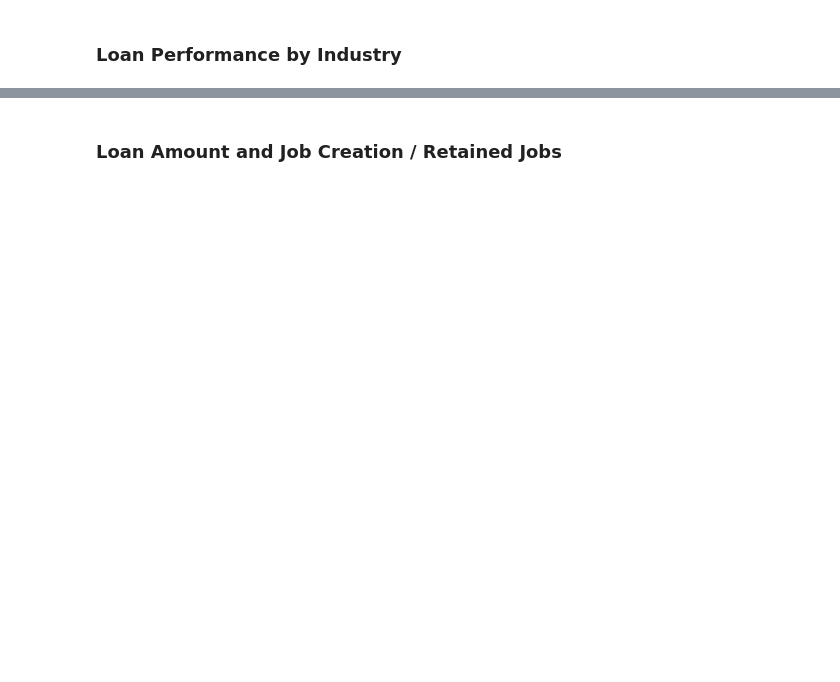
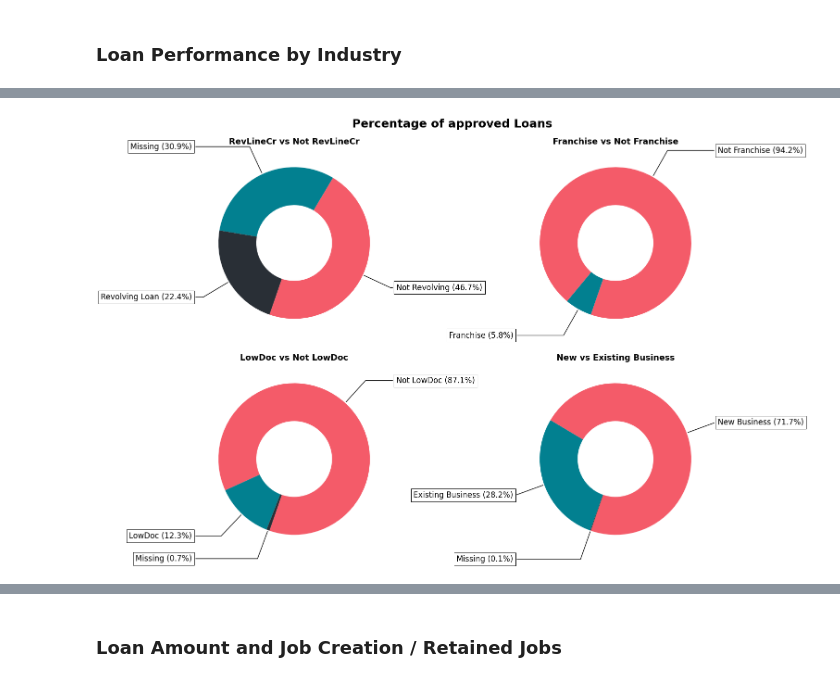
Before and after one commit to MichAdebayo/brief-loan-prediction, a Jupyter notebook: data_analysis.ipynb, the cells around one changed output, grey strips where cells are left out. Cells and saved outputs as stored; diff of their text form; code cells hidden in the pictures; blank space fills up the shorter version.

```diff
--- a/data_analysis.ipynb
+++ b/data_analysis.ipynb
@@ -278,0 +309,67 @@ Index(['LoanNr_ChkDgt', 'Name', 'City', 'State', 'Zip', 'Bank', 'BankState',
+# %%
+lowdoc_pie = wdf['LowDoc_Encoded'].map({1 : "LowDoc", 0: "Not LowDoc"})
+franchise_pie = wdf['FranchiseCode_Encoded'].map({1 : "Franchise", 0: "Not Franchise"})
+revline_pie = wdf['RevLineCr_Encoded'].map({1 : "Revolving Loan", 0: "Not Revolving"})
+newexist_pie = wdf['NewExist_Encode'].map({1 : "New Business", 0: "Existing Business"})
+
+df_pie = pd.DataFrame({'LowDoc_Encoded': lowdoc_pie,
+                       'FranchiseCode_Encoded': franchise_pie,
+                       'RevLineCr_Encoded': revline_pie,
+                       'NewExist_Encode':  newexist_pie})
+# %%
+# Ensure interactive backend
+%matplotlib inline
+
+# Define a function to create pie charts
+def create_pie_chart(ax, data, column, title, colors):
+    ratio = data[column].value_counts(dropna=False).reset_index()
+    ratio.columns = [column, 'count']
+    ratio['Percentage'] = (ratio['count'] / ratio['count'].sum()) * 100
+
+    # Check for missing data and fill with 'Missing' if any
+    if ratio[column].isnull().any():
+        ratio[column].fillna('Missing', inplace=True)
+
+    wedges, texts = ax.pie(ratio['count'], wedgeprops=dict(width=0.5), startangle=-109, colors=colors)
+
+    bbox_props = dict(boxstyle="square,pad=0.3", fc="w", ec="k", lw=0.72)
+    kw = dict(arrowprops=dict(arrowstyle="-"), bbox=bbox_props, zorder=0, va="center")
+
+    for i, p in enumerate(wedges):
+        ang = (p.theta2 - p.theta1)/2. + p.theta1
+        y = np.sin(np.deg2rad(ang))
+        x = np.cos(np.deg2rad(ang))
+        horizontalalignment = {-1: "right", 1: "left"}[int(np.sign(x))]
+        connectionstyle = f"angle,angleA=0,angleB={ang}"
+        kw["arrowprops"].update({"connectionstyle": connectionstyle})
+
+        label = f"{ratio[column][i]} ({ratio['Percentage'][i]:.1f}%)"
+        ax.annotate(
+            label, fontsize = 12,
+            xy=(x, y),
+            xytext=(1.35 * np.sign(x), 1.4 * y),
+            horizontalalignment=horizontalalignment,
+            **kw
+        )
+
+    ax.set_title(title, fontsize=13, weight="bold")
+
+# Define color palette
+colors = ['#F45B69', '#028090', '#292F36'] # 292F36, (tl),F7FFF7, FF6B6B,
+
+# Create subplots
+fig, axs = plt.subplots(2, 2, figsize=(14, 10), subplot_kw=dict(aspect="equal"))
+
+# Create pie charts for each parameter
+create_pie_chart(axs[0, 0], df_pie, 'RevLineCr_Encoded', 'RevLineCr vs Not RevLineCr', colors)
+create_pie_chart(axs[0, 1], df_pie, 'FranchiseCode_Encoded', 'Franchise vs Not Franchise', colors)
+create_pie_chart(axs[1, 0], df_pie, 'LowDoc_Encoded', 'LowDoc vs Not LowDoc', colors)
+create_pie_chart(axs[1, 1], df_pie, 'NewExist_Encode', 'New vs Existing Business', colors)
+
+# Add plot
+plt.suptitle('Percentage of approved Loans', fontsize=18, fontweight= 'bold')
+
+# Adjust layout
+plt.tight_layout()
+plt.show()
+# %% [output]
@@ -278,0 +394 @@ Index(['LoanNr_ChkDgt', 'Name', 'City', 'State', 'Zip', 'Bank', 'BankState',
+[figure, added]
```
Also changed, not shown: parts of 39 cells of this notebook, 1 other file.
